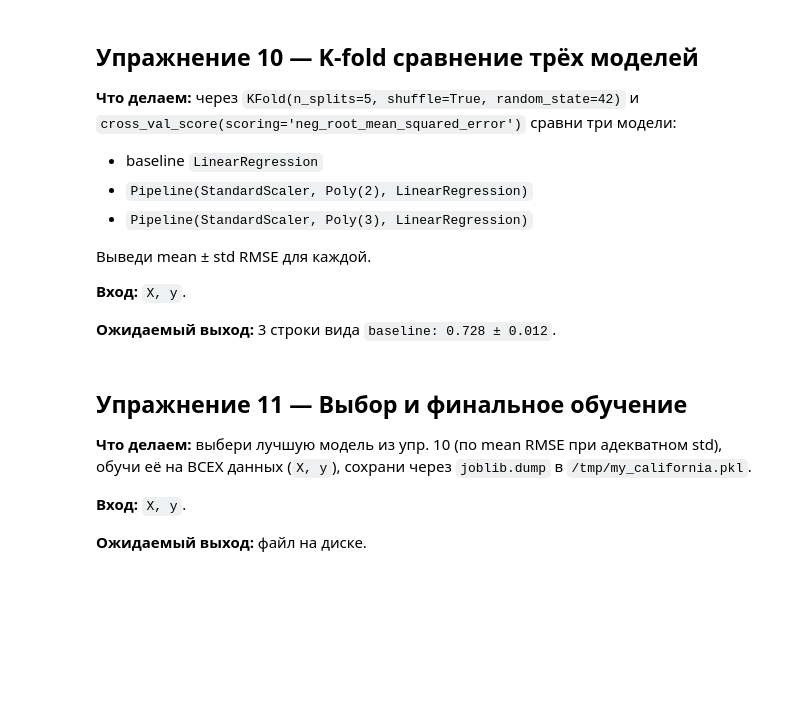
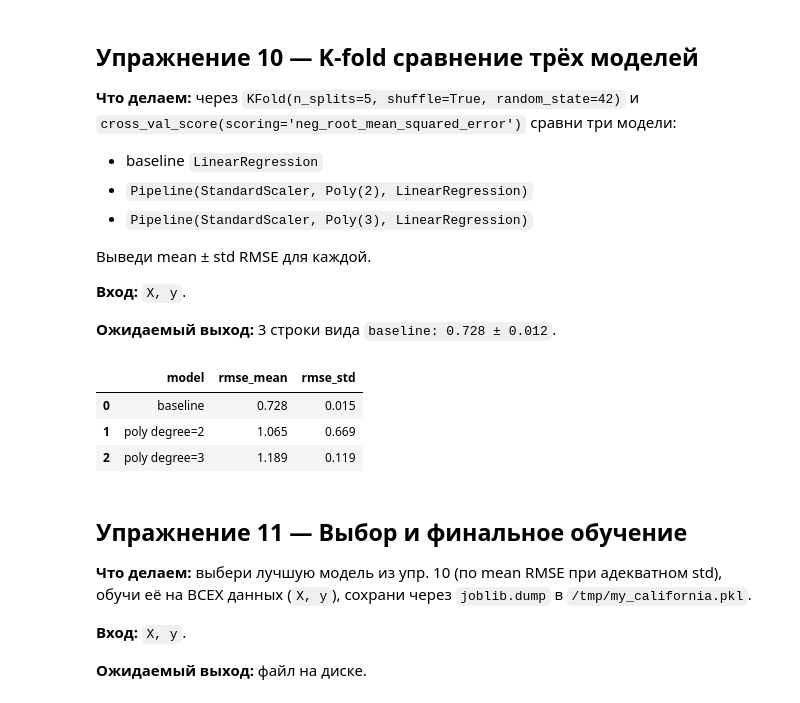
Before and after one commit to kokontsev/mentoring-course, a Jupyter notebook: week_07/02_linreg_sklearn_practice.ipynb, the cells around one changed output. Cells and saved outputs as stored; diff of their text form; code cells hidden in the pictures; blank space fills up the shorter version.

```diff
--- a/week_07/02_linreg_sklearn_practice.ipynb
+++ b/week_07/02_linreg_sklearn_practice.ipynb
@@ -164,3 +272,36 @@ pipe2 = ...
+# %%
+kf = KFold(n_splits=5, shuffle=True, random_state=RANDOM_STATE)
+
+models = {
+    'baseline': LinearRegression(),
+    'poly degree=2': make_pipeline(
+        PolynomialFeatures(degree=2, include_bias=False),
+        LinearRegression(),
+    ),
+    'poly degree=3': make_pipeline(
+        PolynomialFeatures(degree=3, include_bias=False),
+        LinearRegression(),
+    ),
+}
+
+results = []
+for name, m in models.items():
+    scores = -cross_val_score(
+        m, X, y, cv=kf, scoring='neg_root_mean_squared_error'
+    )
+    results.append({
+        'model': name,
+        'rmse_mean': scores.mean(),
+        'rmse_std': scores.std(),
+    })
+
+comparison = pd.DataFrame(results).round(3)
+comparison
+# %% [output]
+|  | model | rmse_mean | rmse_std |
+| 0 | baseline | 0.728 | 0.015 |
+| 1 | poly degree=2 | 1.065 | 0.669 |
+| 2 | poly degree=3 | 1.189 | 0.119 |
 # %% [markdown]
 ## Упражнение 11 — Выбор и финальное обучение
 
```
Also changed, not shown: parts of 21 cells of this notebook, 2 other files.
